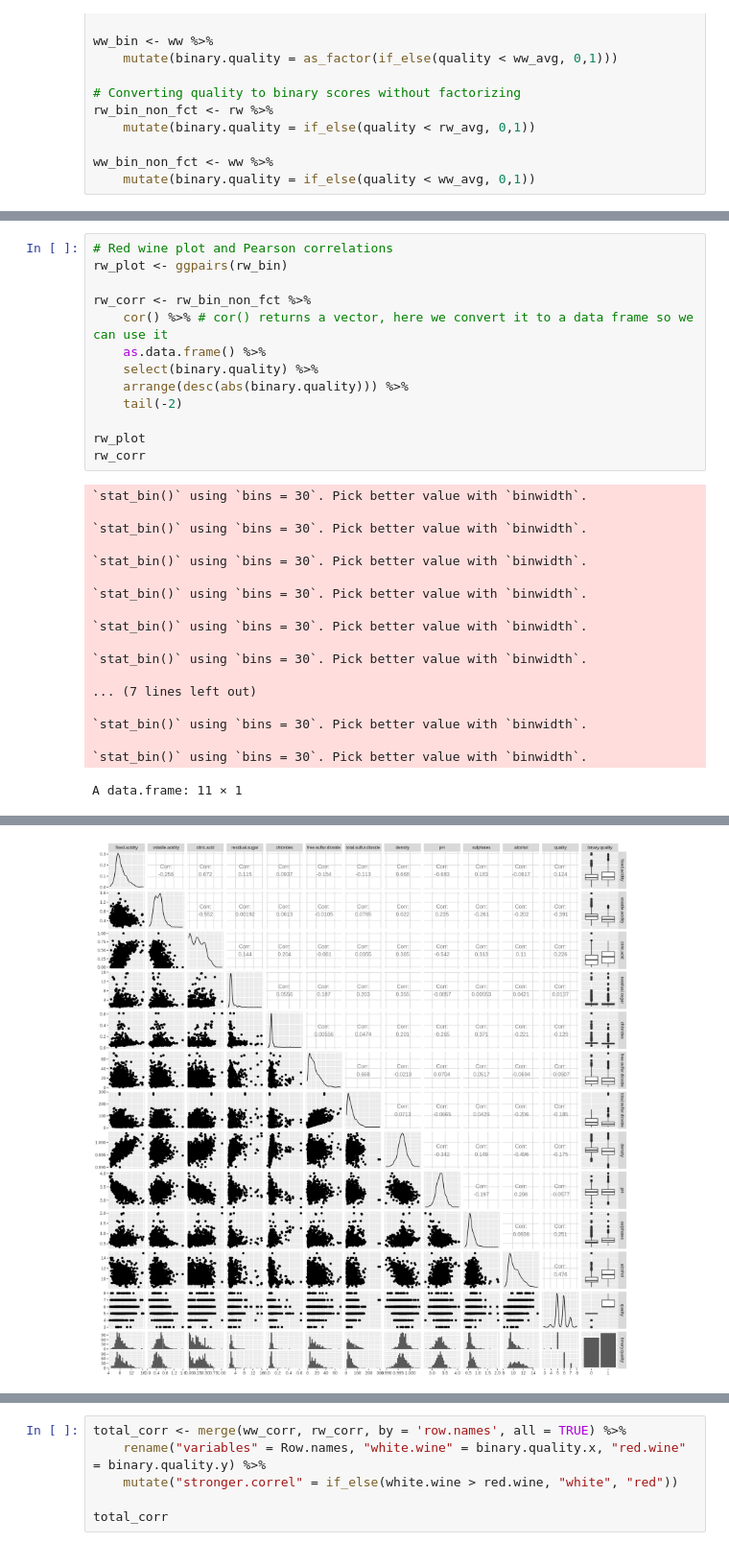
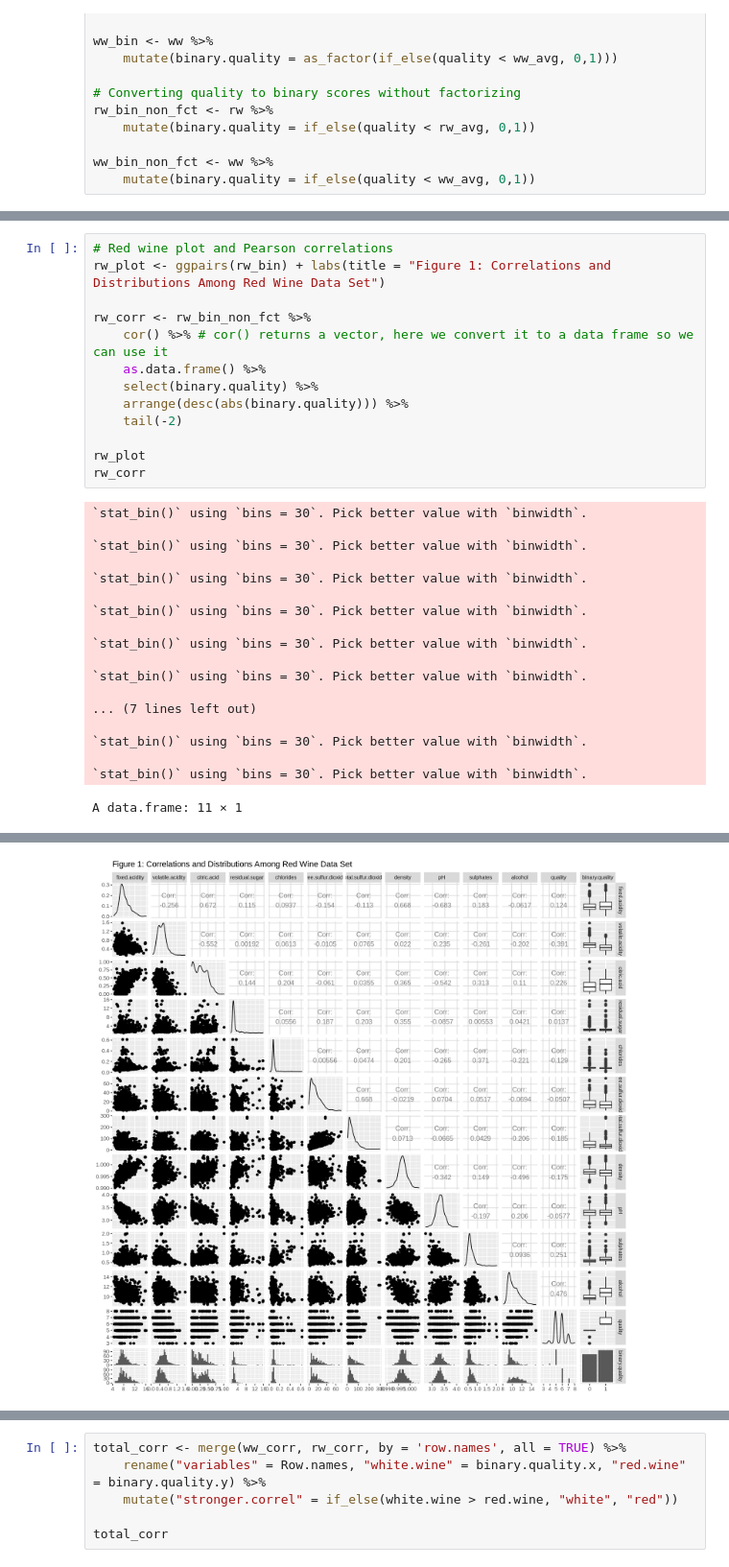
Before and after one commit to toluam/ds_group12_project, a Jupyter notebook: final_report.ipynb, the cells around one changed output, grey strips where cells are left out. Shown at 96% size. Drawn from its saved outputs; the diff is of its cells as text.

```diff
--- a/final_report.ipynb
+++ b/final_report.ipynb
@@ -147,6 +148,6 @@ We use the information presented below to better inform which data set to use gi
 # %%
 # Red wine plot and Pearson correlations
-rw_plot <- ggpairs(rw_bin)
+rw_plot <- ggpairs(rw_bin) + labs(title = "Figure 1: Correlations and Distributions Among Red Wine Data Set")
 
 rw_corr <- rw_bin_non_fct %>%
     cor() %>% # cor() returns a vector, here we convert it to a data frame so we can use it
@@ -162,31 +163,31 @@ rw_corr
 
 `stat_bin()` using `bins = 30`. Pick better value with `binwidth`.
 
 `stat_bin()` using `bins = 30`. Pick better value with `binwidth`.
 
 `stat_bin()` using `bins = 30`. Pick better value with `binwidth`.
 
 `stat_bin()` using `bins = 30`. Pick better value with `binwidth`.
 
 `stat_bin()` using `bins = 30`. Pick better value with `binwidth`.
 
 ... (7 lines left out)
 
 `stat_bin()` using `bins = 30`. Pick better value with `binwidth`.
 
 `stat_bin()` using `bins = 30`. Pick better value with `binwidth`.
 A data.frame: 11 × 1
 |  | binary.quality |
 |  | <dbl> |
 | alcohol | 0.434751205 |
 | volatile.acidity | -0.321440854 |
 | total.sulfur.dioxide | -0.231962976 |
 | sulphates | 0.218071663 |
 | citric.acid | 0.159129408 |
 | density | -0.159109969 |
 | chlorides | -0.109493996 |
 | fixed.acidity | 0.095093490 |
 | free.sulfur.dioxide | -0.061756744 |
 | pH | -0.003263984 |
 | residual.sugar | -0.002160450 |
-[figure, old version]
+[figure, new version]
```
Also changed, not shown: parts of 39 cells of this notebook.
